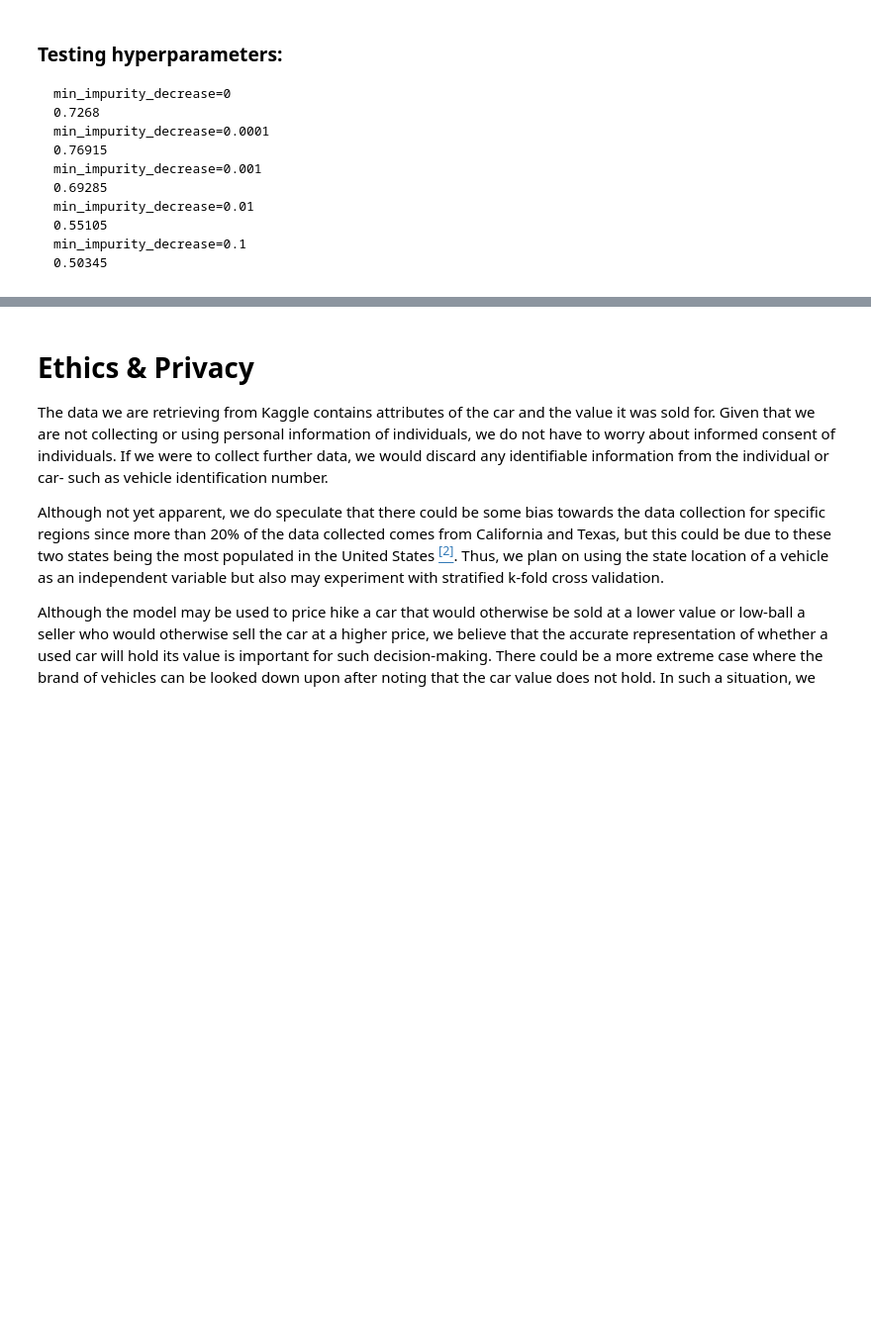
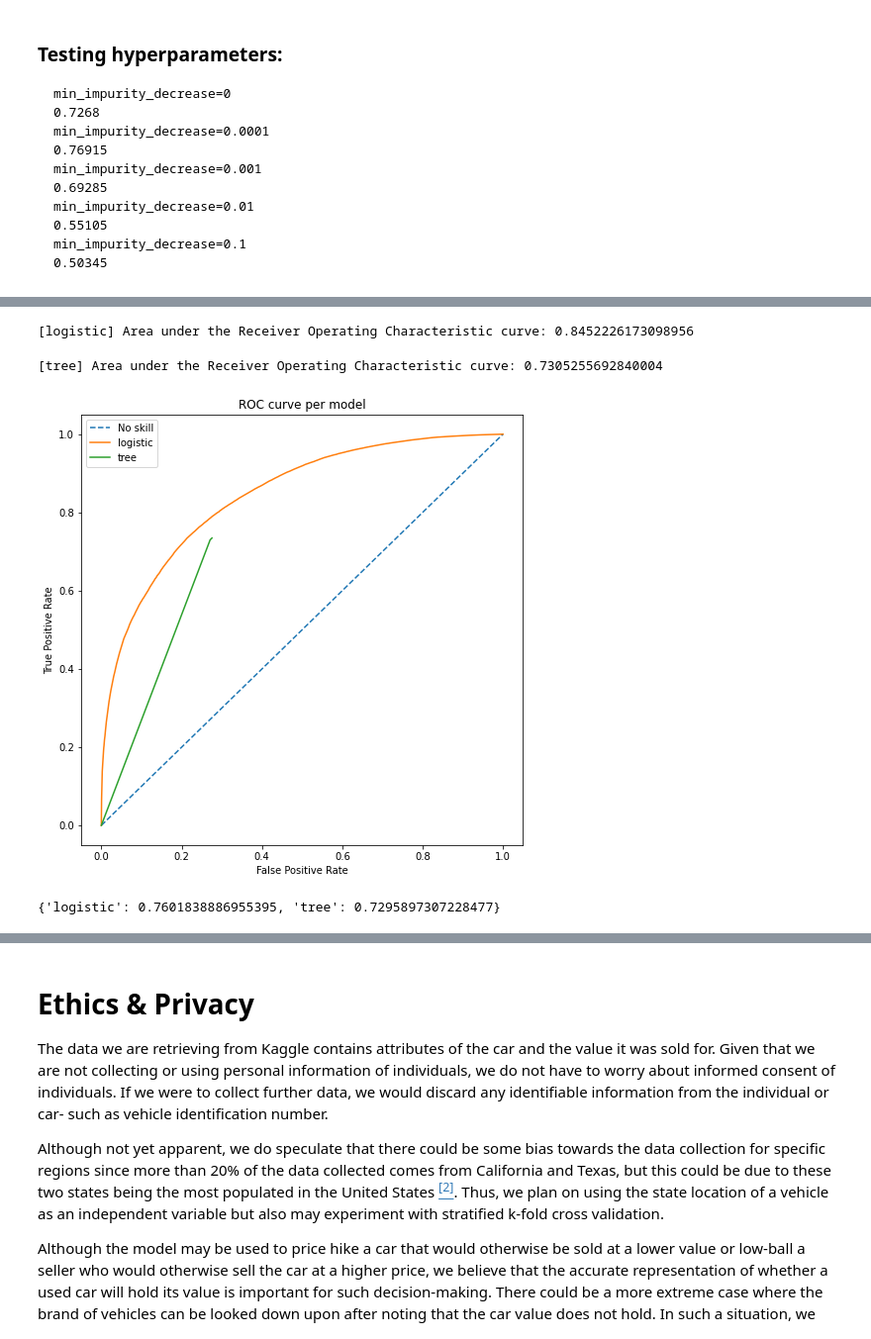
Before and after one commit to COGS118A/Group054-Sp22, a Jupyter notebook: Checkpoint_group054.ipynb, the cells around one changed output, grey strips where cells are left out. Shown at 99% size. Saved outputs shown, nothing was run; the diff lists cells and outputs as text; code cells hidden in the pictures; blank space fills up the shorter version.

```diff
--- a/Checkpoint_group054.ipynb
+++ b/Checkpoint_group054.ipynb
@@ -237,0 +206,22 @@ NameError: name 'clf' is not defined
+# %%
+# adapted from @gbhand's D6
+
+roc_fpr_tpr = {}
+fig, ax = plt.subplots(figsize=(8, 8))
+for classifier in mclf.estimators.keys():
+    roc_auc, fpr, tpr = get_roc_curve(X_test, y_test, mclf=mclf, clf_name=classifier, ax=ax)
+    roc_fpr_tpr[classifier] = {'roc_auc': roc_auc, 'fpr': fpr, 'tpr': tpr}
+# %% [output]
+[logistic] Area under the Receiver Operating Characteristic curve: 0.8452226173098956
+[tree] Area under the Receiver Operating Characteristic curve: 0.7305255692840004
+[figure, added]
+# %%
+# create new pipeline with ideal parameters and train it
+mclf = make_pipeline(best_params)
+
+X_train, X_test, y_train, y_test = train_test_split(X, y, test_size=0.2, random_state=42, stratify=y)
+mclf.fit(X_train, y_train)
+score = mclf.score(X_test, y_test)
+print(score)
+# %% [output]
+{'logistic': 0.7601838886955395, 'tree': 0.7295897307228477}
```
Also changed, not shown: parts of 15 cells of this notebook, 1 other file.
